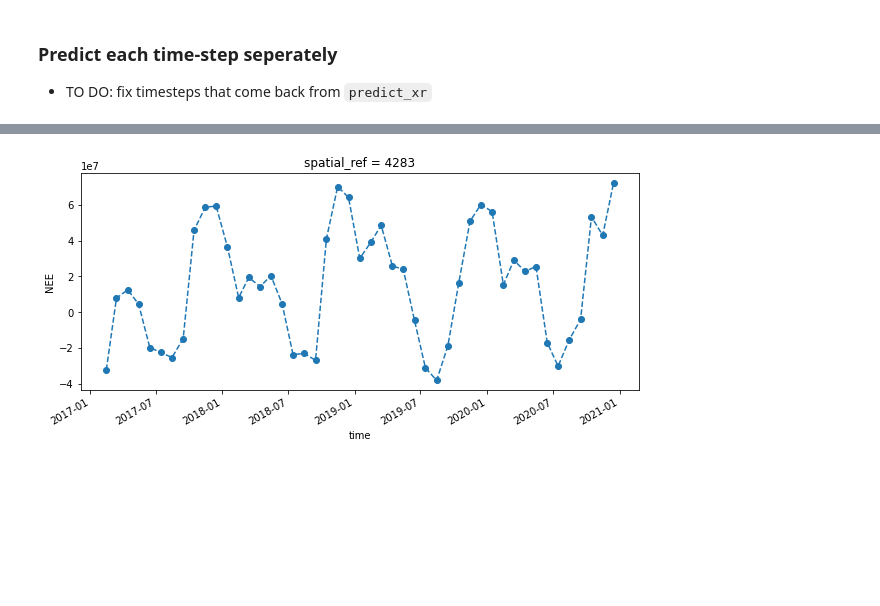
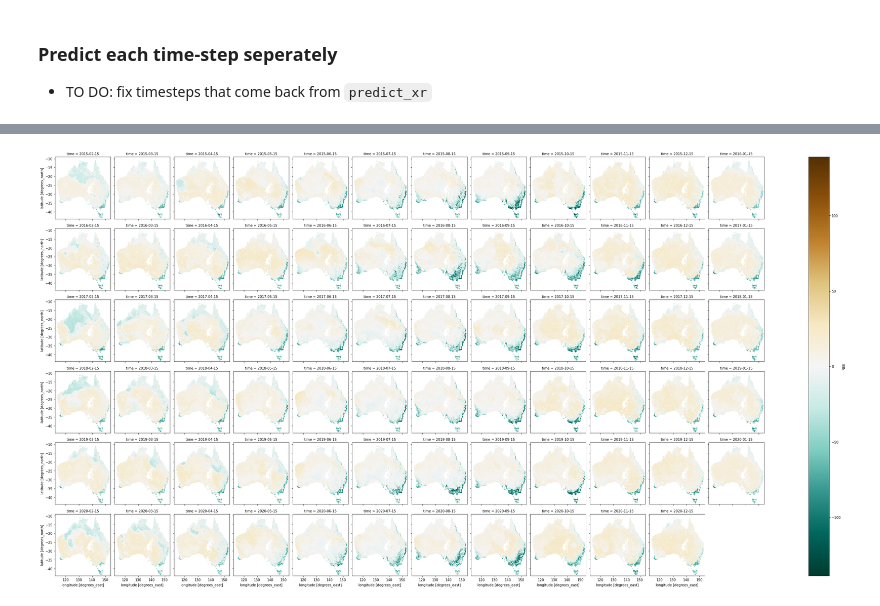
Before and after one commit to cbur24/NEE_modelling, a Jupyter notebook: 4_Predict.ipynb, the cells around one changed output, grey strips where cells are left out. Saved outputs shown, nothing was run; the diff lists cells and outputs as text; code cells hidden in the pictures; blank space fills up the shorter version.

```diff
--- a/4_Predict.ipynb
+++ b/4_Predict.ipynb
@@ -137,4 +93,7 @@ nee.isel(time=7).plot.imshow(size=8)
-# %%
-nee.sum(['x','y']).plot(figsize=(10,4), marker='o', linestyle='--')
-# %% [output]
-[figure, removed]
+# %%
+nee = xr.open_dataarray('/g/data/os22/chad_tmp/NEE_modelling/results/predictions/nee_AUS_2015_2020.nc')
+# %%
+nee.plot.imshow(col='time', col_wrap=12, cmap='BrBG_r') #BrBG
+plt.savefig('/g/data/os22/chad_tmp/NEE_modelling/results/predictions/NEE_AUS_MODEL_2015_2020.png');
+# %% [output]
+[figure, added]
```
Also changed, not shown: parts of 16 cells of this notebook, 5 other files.
